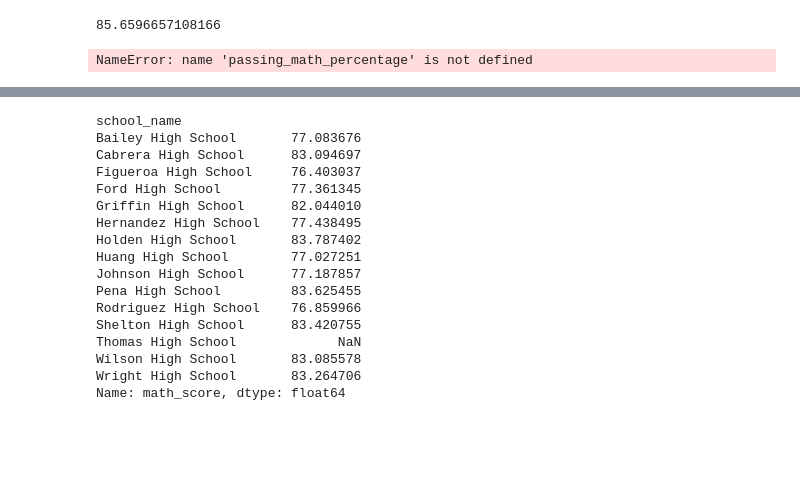
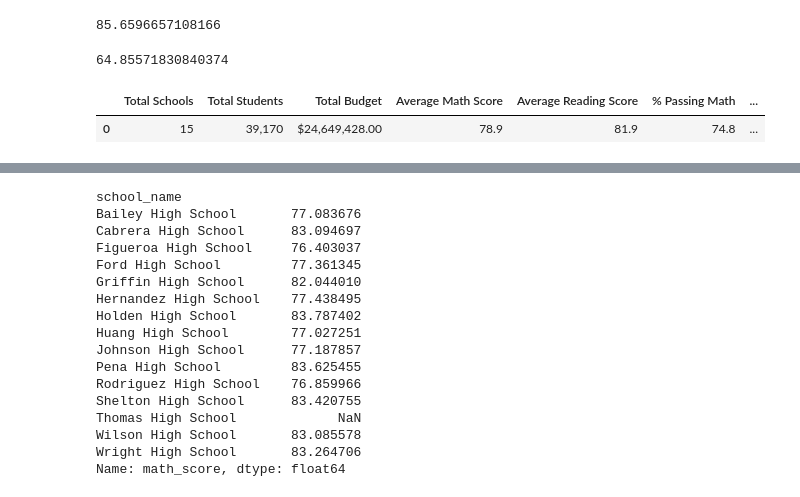
Before and after one commit to mcpoley/School_District_Analysis, a Jupyter notebook: PyCitySchools_Challenge.ipynb, the cells around one changed output, grey strips where cells are left out. Saved outputs shown, nothing was run; the diff lists cells and outputs as text; code cells hidden in the pictures; blank space fills up the shorter version.

```diff
--- a/PyCitySchools_Challenge.ipynb
+++ b/PyCitySchools_Challenge.ipynb
@@ -162,3 +152,6 @@ overall_passing_math_reading_count = passing_math_reading["student_name"].count(
+# %%
+def passing_reading_percent(pass_math_count, student_count):
+    return pass_math_count / float(student_count) * 100
 # %%
 passing_reading_count=33158
 new_total_student_count=38709
@@ -167,34 +160,51 @@ passing_math_percent(passing_reading_count, new_total_student_count)
 # %% [output]
 85.6596657108166
+# %%
+# Calculate the students who passed both reading and math.
+passing_math_reading = school_data_complete_df[(school_data_complete_df["math_score"] >= 70)
+                                               & (school_data_complete_df["reading_score"] >= 70)]
+
+# Calculate the number of students that passed both reading and math.
+overall_passing_math_reading_count = passing_math_reading["student_name"].count()
+
+
+# Step 4.Calculate the overall passing percentage with new total student count.
+
+overall_passing_percentage=overall_passing_math_reading_count/new_total_student_count *100
+# %%
+overall_passing_percentage
+# %% [output]
+64.85571830840374
 # %%
 # Create a DataFrame
 district_summary_df = pd.DataFrame(
           [{"Total Schools": school_count,
           "Total Students": student_count,
           "Total Budget": total_budget,
           "Average Math Score": average_math_score,
           "Average Reading Score": average_reading_score,
-          "% Passing Math": passing_math_percentage,
-         "% Passing Reading": passing_reading_percentage,
+          "% Passing Math": passing_math_percent(passing_math_count, new_total_student_count),
+         "% Passing Reading":passing_reading_percent(passing_reading_count, new_total_student_count),
         "% Overall Passing": overall_passing_percentage}])
 
 
 
 # Format the "Total Students" to have the comma for a thousands separator.
 district_summary_df["Total Students"] = district_summary_df["Total Students"].map("{:,}".format)
 # Format the "Total Budget" to have the comma for a thousands separator, a decimal separator and a "$".
 district_summary_df["Total Budget"] = district_summary_df["Total Budget"].map("${:,.2f}".format)
 # Format the columns.
 district_summary_df["Average Math Score"] = district_summary_df["Average Math Score"].map("{:.1f}".format)
 district_summary_df["Average Reading Score"] = district_summary_df["Average Reading Score"].map("{:.1f}".format)
 district_summary_df["% Passing Math"] = district_summary_df["% Passing Math"].map("{:.1f}".format)
 district_summary_df["% Passing Reading"] = district_summary_df["% Passing Reading"].map("{:.1f}".format)
 district_summary_df["% Overall Passing"] = district_summary_df["% Overall Passing"].map("{:.1f}".format)
 
 # Display the data frame
 district_summary_df
 # %% [output]
-NameError: name 'passing_math_percentage' is not defined
+|  | Total Schools | Total Students | Total Budget | Average Math Score | Average Reading Score | % Passing Math | ... |
+| 0 | 15 | 39,170 | $24,649,428.00 | 78.9 | 81.9 | 74.8 | ... |
 # %%
 # Determine the School Type
 per_school_types = school_data_df.set_index(["school_name"])["type"]
```
Also changed, not shown: parts of 19 cells of this notebook.
